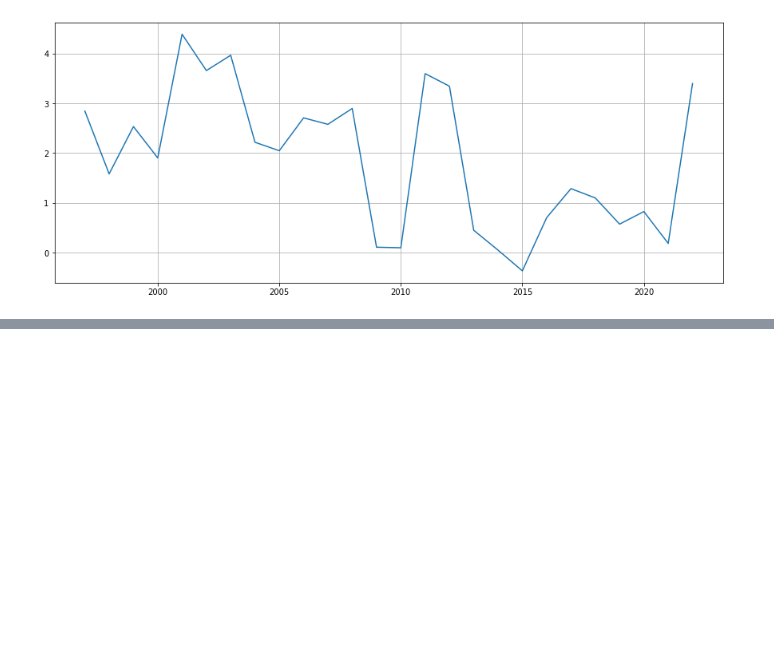
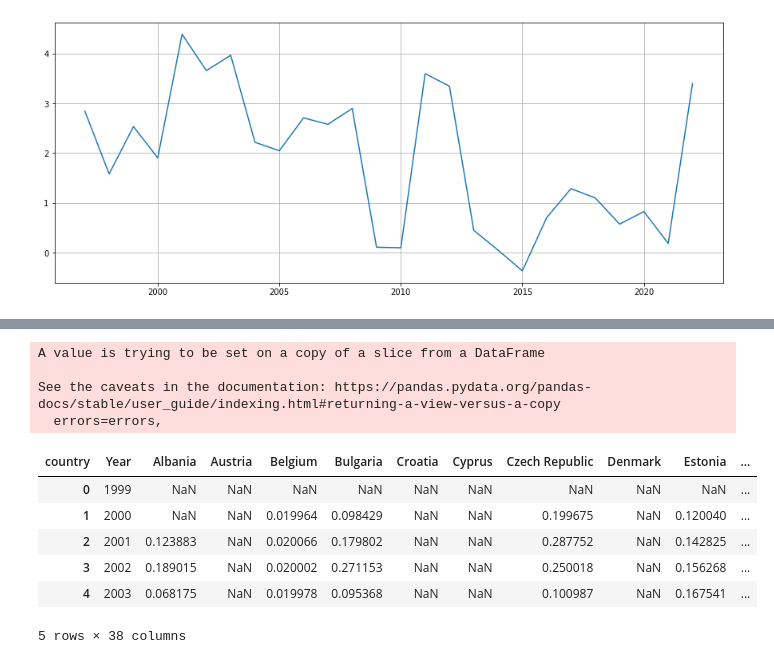
Before and after one commit to pccostapt/european-inflation, a Jupyter notebook: European_Inflation.ipynb, the cells around one changed output, grey strips where cells are left out. Saved outputs shown, nothing was run; the diff lists cells and outputs as text; code cells hidden in the pictures; blank space fills up the shorter version.

```diff
--- a/European_Inflation.ipynb
+++ b/European_Inflation.ipynb
@@ -171,0 +192,2 @@ df_melt_weight.to_csv('clean_weights.csv', index=False)
+# %%
+df_wage = pd.read_csv('earn_mw_cur_linear.csv', delimiter=";")
@@ -171,0 +203,24 @@ df_melt_weight.to_csv('clean_weights.csv', index=False)
+# %%
+df_wage = df_wage[(df_wage['currency']=='EUR') & (df_wage['Month']==1)]
+df_wage.drop(columns=['Month'], inplace=True)
+df_wage.drop(columns=['currency'], inplace=True)
+
+df_wage_pivot = df_wage.pivot(index='Year', columns='country', values='OBS_VALUE')
+# %% [output]
+A value is trying to be set on a copy of a slice from a DataFrame
+
+See the caveats in the documentation: https://pandas.pydata.org/pandas-docs/stable/user_guide/indexing.html#returning-a-view-versus-a-copy
+  errors=errors,
+# %%
+df_wage_change = df_wage_pivot.pct_change()
+# %%
+df_wage_change = df_wage_change.reset_index()
+df_wage_change.head()
+# %% [output]
+| country | Year | Albania | Austria | Belgium | Bulgaria | Croatia | Cyprus | Czech Republic | Denmark | Estonia | ... |
+| 0 | 1999 | NaN | NaN | NaN | NaN | NaN | NaN | NaN | NaN | NaN | ... |
+| 1 | 2000 | NaN | NaN | 0.019964 | 0.098429 | NaN | NaN | 0.199675 | NaN | 0.120040 | ... |
+| 2 | 2001 | 0.123883 | NaN | 0.020066 | 0.179802 | NaN | NaN | 0.287752 | NaN | 0.142825 | ... |
+| 3 | 2002 | 0.189015 | NaN | 0.020002 | 0.271153 | NaN | NaN | 0.250018 | NaN | 0.156268 | ... |
+| 4 | 2003 | 0.068175 | NaN | 0.019978 | 0.095368 | NaN | NaN | 0.100987 | NaN | 0.167541 | ... |
+5 rows × 38 columns
```
Also changed, not shown: parts of 9 cells of this notebook, 6 other files.
